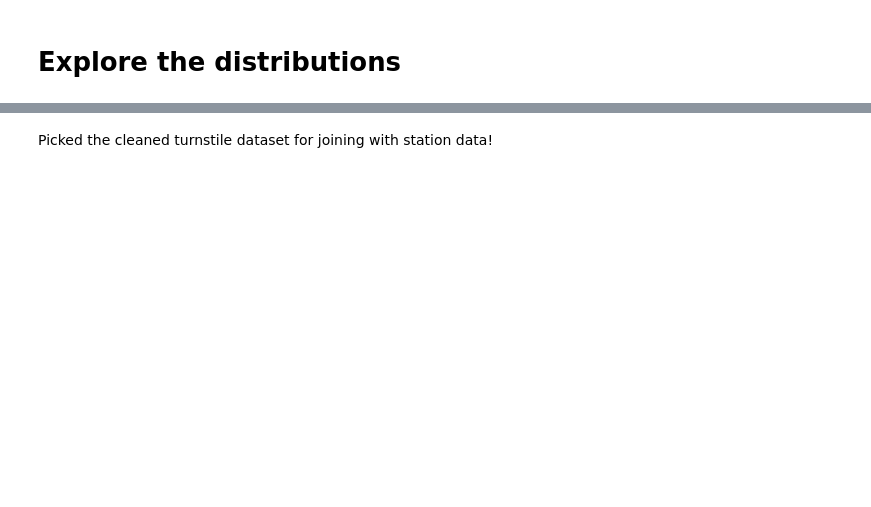
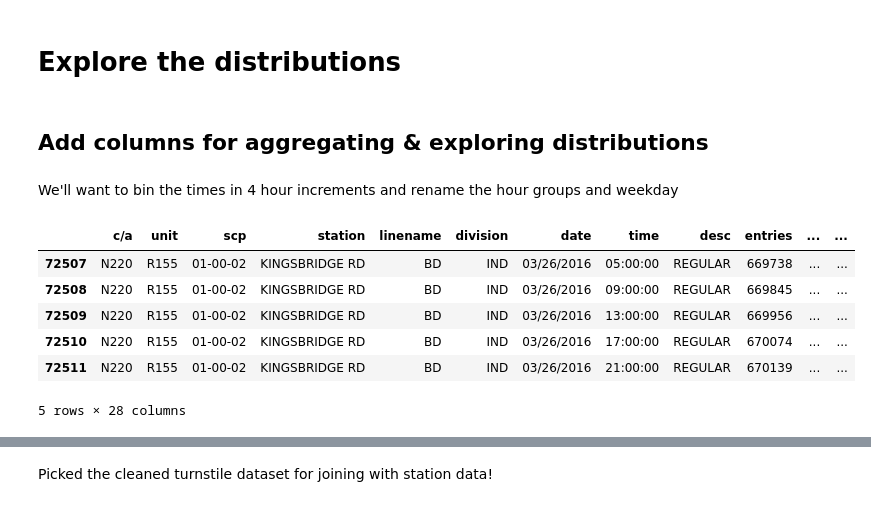
Before and after one commit to TifMoe/benson-project, a Jupyter notebook: GettingCleaningData.ipynb, the cells around one changed output, grey strips where cells are left out. Saved outputs shown, nothing was run; the diff lists cells and outputs as text; code cells hidden in the pictures; blank space fills up the shorter version.

Commit message:
standard grouping cols

```diff
--- a/GettingCleaningData.ipynb
+++ b/GettingCleaningData.ipynb
@@ -145,9 +154,8 @@ df['group_id'] = [group_id_dict[x] for x in df['group']]
 Create station ID for later grouping on distinct stations
 # %%
 # Create station ID for distinct stations
-df['station_id'] = df['station'].astype(str) + \
-                df['linename'].astype(str) + \
-                df['division'].astype(str)
+df['station_line'] = df['station'].astype(str) + \
+                df['linename'].astype(str)
 # %% [markdown]
 Sort values in dataframe by group id and datatime to find diff in counts from prev row
 # %%
@@ -239,7 +248,7 @@ Entries Outliers
 # %%
 print('All Data Len:', len(df))
 
-clean_df = df.loc[(~df['entries_outlier'] & ~df['exit_outlier'])].copy()
+clean_df = df.loc[(~df['entries_outlier'])].copy()
 print('Excluding Outliers Len:', len(clean_df))
 
 print('Keeping', round(len(clean_df)/len(df), 6))
@@ -276,2 +285,4 @@ We're throwing away 98814 data points - about 0.018 of the total
 # %% [markdown]
 # Explore the distributions
+# %% [markdown]
+## Add columns for aggregating & exploring distributions
@@ -277,0 +292,42 @@ We're throwing away 98814 data points - about 0.018 of the total
+# %% [markdown]
+We'll want to bin the times in 4 hour increments and rename the hour groups and weekday
+# %%
+def timebin(hour):
+    if hour < 2:
+        return 6
+    if hour < 6:
+        return 1
+    if hour < 10:
+        return 2
+    if hour < 14:
+        return 3
+    if hour < 18:
+        return 4
+    if hour < 22:
+        return 5
+    if hour < 24:
+        return 6
+
+hourgroups = {6:'10 pm - 2 am', 1: '2 am - 6 am', 2:'6 am - 10 am', 3:'10 am - 2pm', 4:'2 pm - 6 pm', 5:'6 pm - 10 pm'}
+
+wkdaynbr = {'Friday': 5,
+ 'Monday': 1,
+ 'Saturday': 6,
+ 'Sunday': 0,
+ 'Thursday': 4,
+ 'Tuesday': 2,
+ 'Wednesday': 3}
+# %%
+clean_df['timegroup'] = clean_df['hour'].apply(timebin)
+clean_df['timegroupstr'] = clean_df['timegroup'].map(hourgroups)
+clean_df['wkdaynbr'] = clean_df['weekday'].map(wkdaynbr)
+# %%
+clean_df.head()
+# %% [output]
+|  | c/a | unit | scp | station | linename | division | date | time | desc | entries | ... | ... |
+| 72507 | N220 | R155 | 01-00-02 | KINGSBRIDGE RD | BD | IND | 03/26/2016 | 05:00:00 | REGULAR | 669738 | ... | ... |
+| 72508 | N220 | R155 | 01-00-02 | KINGSBRIDGE RD | BD | IND | 03/26/2016 | 09:00:00 | REGULAR | 669845 | ... | ... |
+| 72509 | N220 | R155 | 01-00-02 | KINGSBRIDGE RD | BD | IND | 03/26/2016 | 13:00:00 | REGULAR | 669956 | ... | ... |
+| 72510 | N220 | R155 | 01-00-02 | KINGSBRIDGE RD | BD | IND | 03/26/2016 | 17:00:00 | REGULAR | 670074 | ... | ... |
+| 72511 | N220 | R155 | 01-00-02 | KINGSBRIDGE RD | BD | IND | 03/26/2016 | 21:00:00 | REGULAR | 670139 | ... | ... |
+5 rows × 28 columns
```
Also changed, not shown: parts of 15 cells of this notebook, 1 other file.
